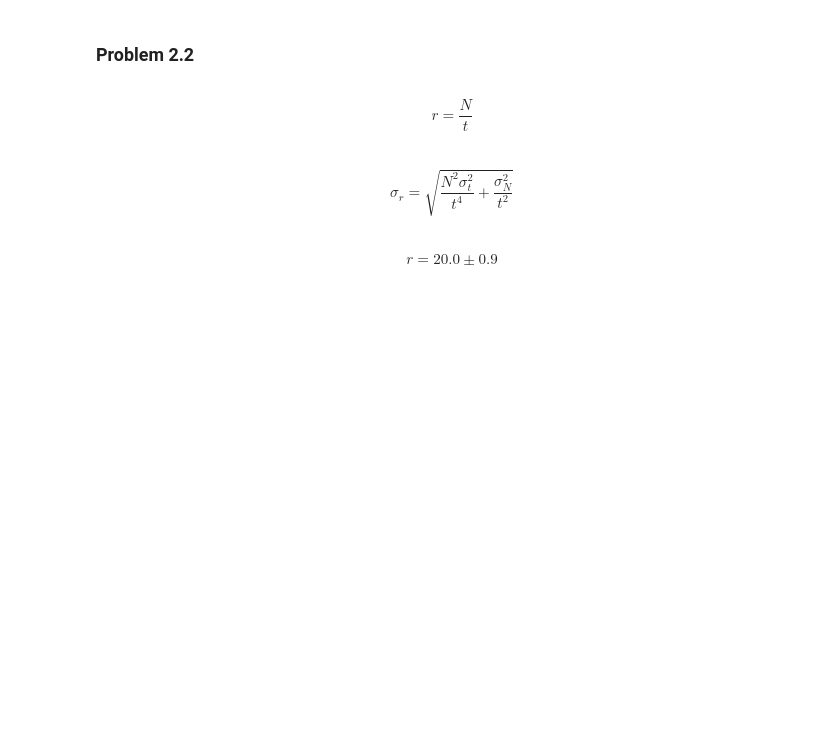
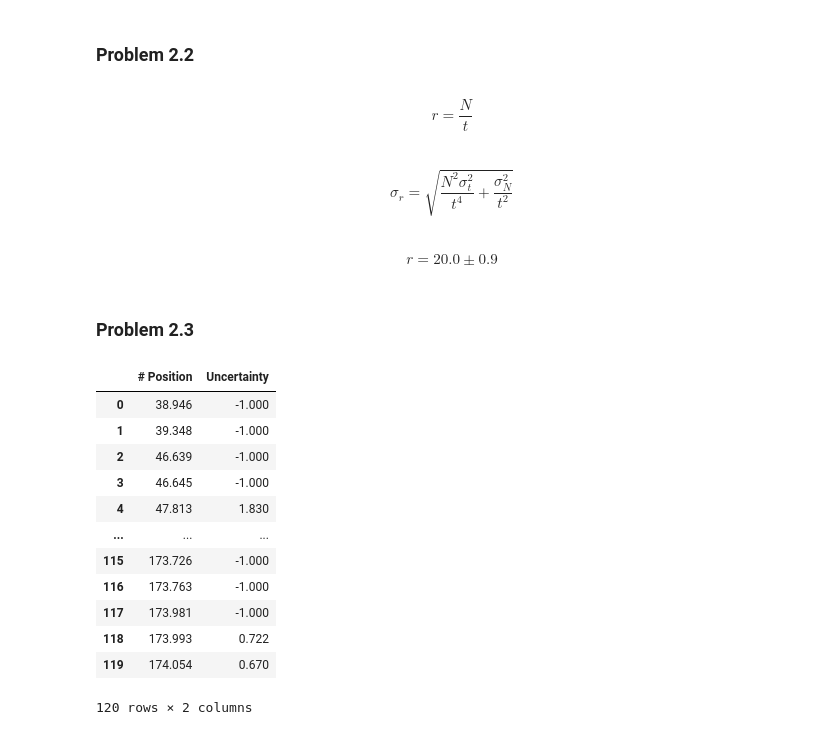
Before and after one commit to tobiassanta/AppStat2025, a Jupyter notebook: Problem Set/Problem Set.ipynb, the cells around one changed output. Saved outputs shown, nothing was run; the diff lists cells and outputs as text; code cells hidden in the pictures; blank space fills up the shorter version.

```diff
--- a/Problem Set/Problem Set.ipynb
+++ b/Problem Set/Problem Set.ipynb
@@ -221,3 +222,5 @@ lprint(fr'r = {vr:.1f} \pm {vdr:.1f}')
 $$r = \frac{N}{t}$$
 $$\sigma_{r} = \sqrt{\frac{N^{2} \sigma_{t}^{2}}{t^{4}} + \frac{\sigma_{N}^{2}}{t^{2}}}$$
 $$r = 20.0 \pm 0.9$$
+# %% [markdown]
+### Problem 2.3
@@ -223,0 +239,19 @@ $$r = 20.0 \pm 0.9$$
+# %%
+pylon_data = pd.read_csv('Problem 2/data_PylonPositions.csv', delimiter=',', header = 0)
+
+pylon_data_sorted = pylon_data.sort_values(['# Position']).reset_index(drop = True)
+pylon_data_sorted
+# %% [output]
+|  | # Position | Uncertainty |
+| 0 | 38.946 | -1.000 |
+| 1 | 39.348 | -1.000 |
+| 2 | 46.639 | -1.000 |
+| 3 | 46.645 | -1.000 |
+| 4 | 47.813 | 1.830 |
+| ... | ... | ... |
+| 115 | 173.726 | -1.000 |
+| 116 | 173.763 | -1.000 |
+| 117 | 173.981 | -1.000 |
+| 118 | 173.993 | 0.722 |
+| 119 | 174.054 | 0.670 |
+120 rows × 2 columns
```
Also changed, not shown: parts of 10 cells of this notebook.
